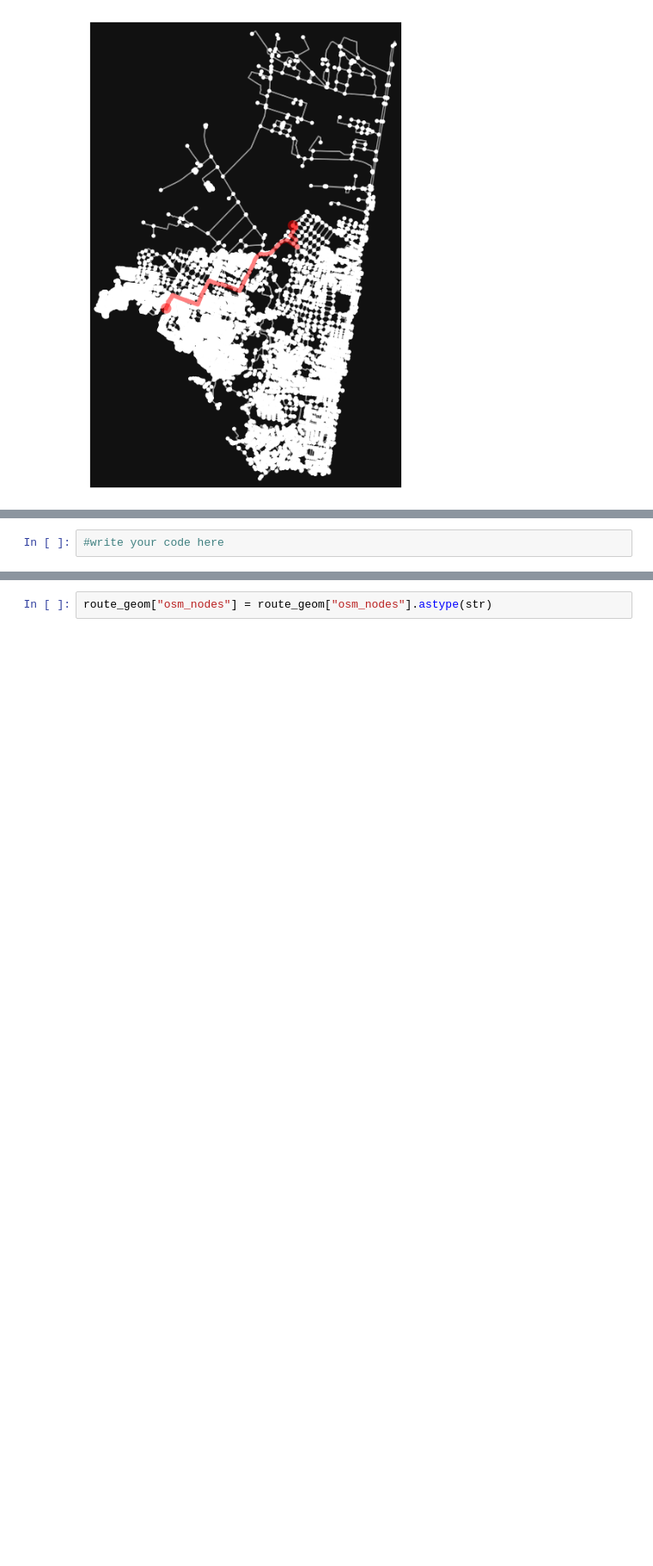
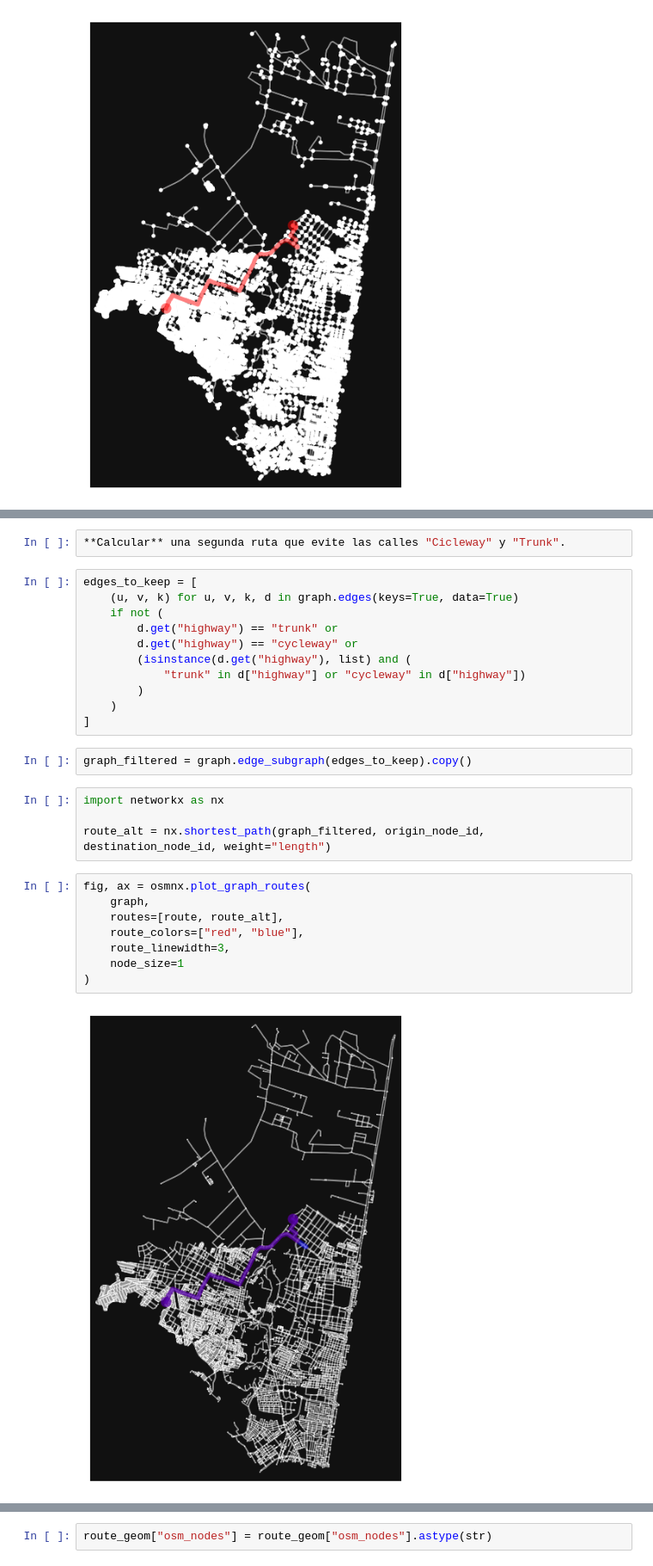
Before and after one commit to JonJoAR/Workshop_4, a Jupyter notebook: network-analysis1.ipynb, the cells around one changed output, grey strips where cells are left out. Shown at 86% size. Drawn from its saved outputs; the diff is of its cells as text; blank space fills up the shorter version.

```diff
--- a/network-analysis1.ipynb
+++ b/network-analysis1.ipynb
@@ -341,5 +361,32 @@ fig, ax = osmnx.plot_graph_route(graph, route)
 3. **Discuss** in one sentence why constrained routes can be useful for certain users.
 
 > 💡 You can filter `edges` before building a sub-graph or use `osmnx.utils_graph.get_route_edge_attributes`.
+# %%
+**Calcular** una segunda ruta que evite las calles "Cicleway" y "Trunk".
 # %%
-#write your code here
+edges_to_keep = [
+    (u, v, k) for u, v, k, d in graph.edges(keys=True, data=True)
+    if not (
+        d.get("highway") == "trunk" or
+        d.get("highway") == "cycleway" or
+        (isinstance(d.get("highway"), list) and (
+            "trunk" in d["highway"] or "cycleway" in d["highway"])
+        )
+    )
+]
+# %%
+graph_filtered = graph.edge_subgraph(edges_to_keep).copy()
+# %%
+import networkx as nx
+
+route_alt = nx.shortest_path(graph_filtered, origin_node_id, destination_node_id, weight="length")
+# %%
+fig, ax = osmnx.plot_graph_routes(
+    graph,
+    routes=[route, route_alt],
+    route_colors=["red", "blue"],
+    route_linewidth=3,
+    node_size=1
+)
+# %% [output]
+[figure, added]
```
Also changed, not shown: parts of 22 cells of this notebook.
